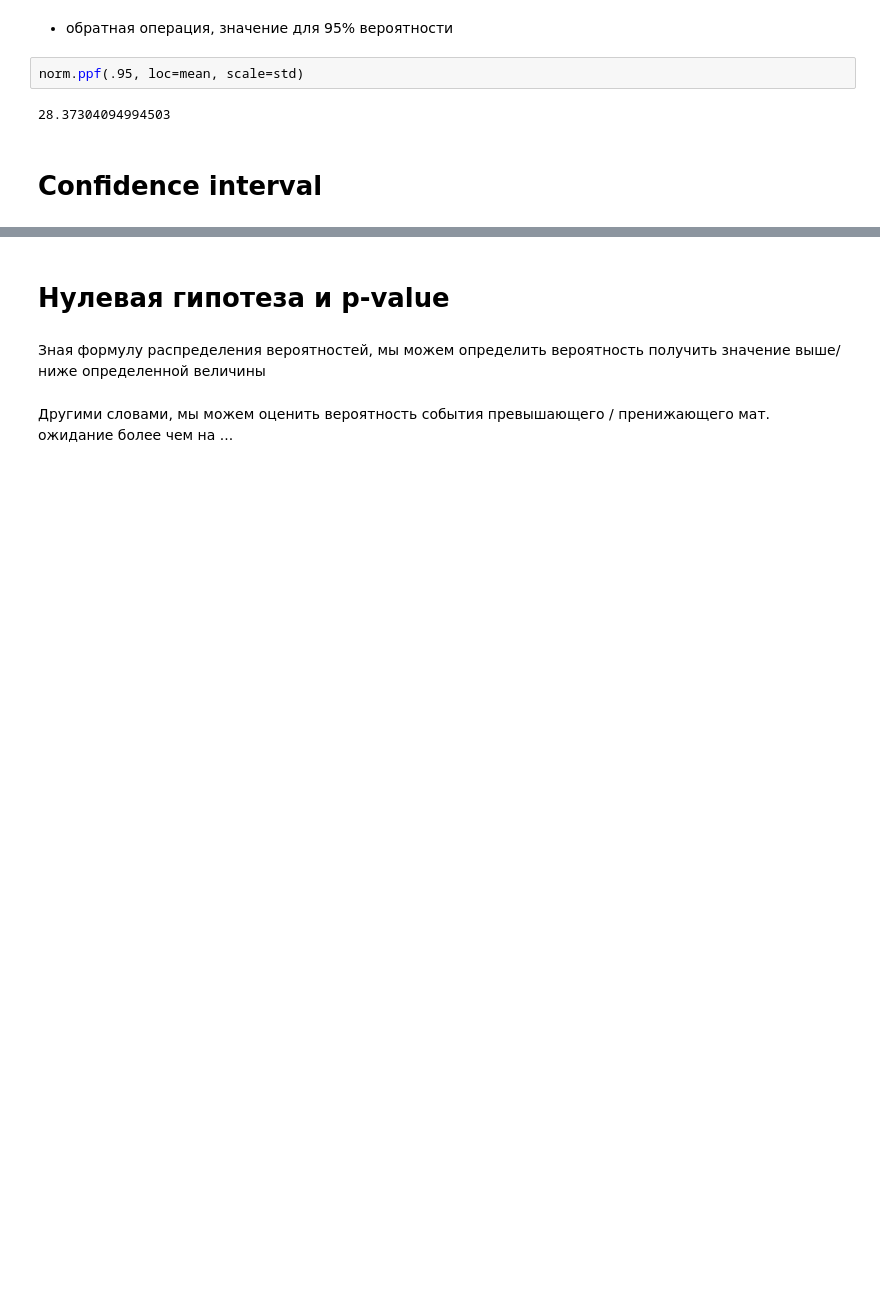
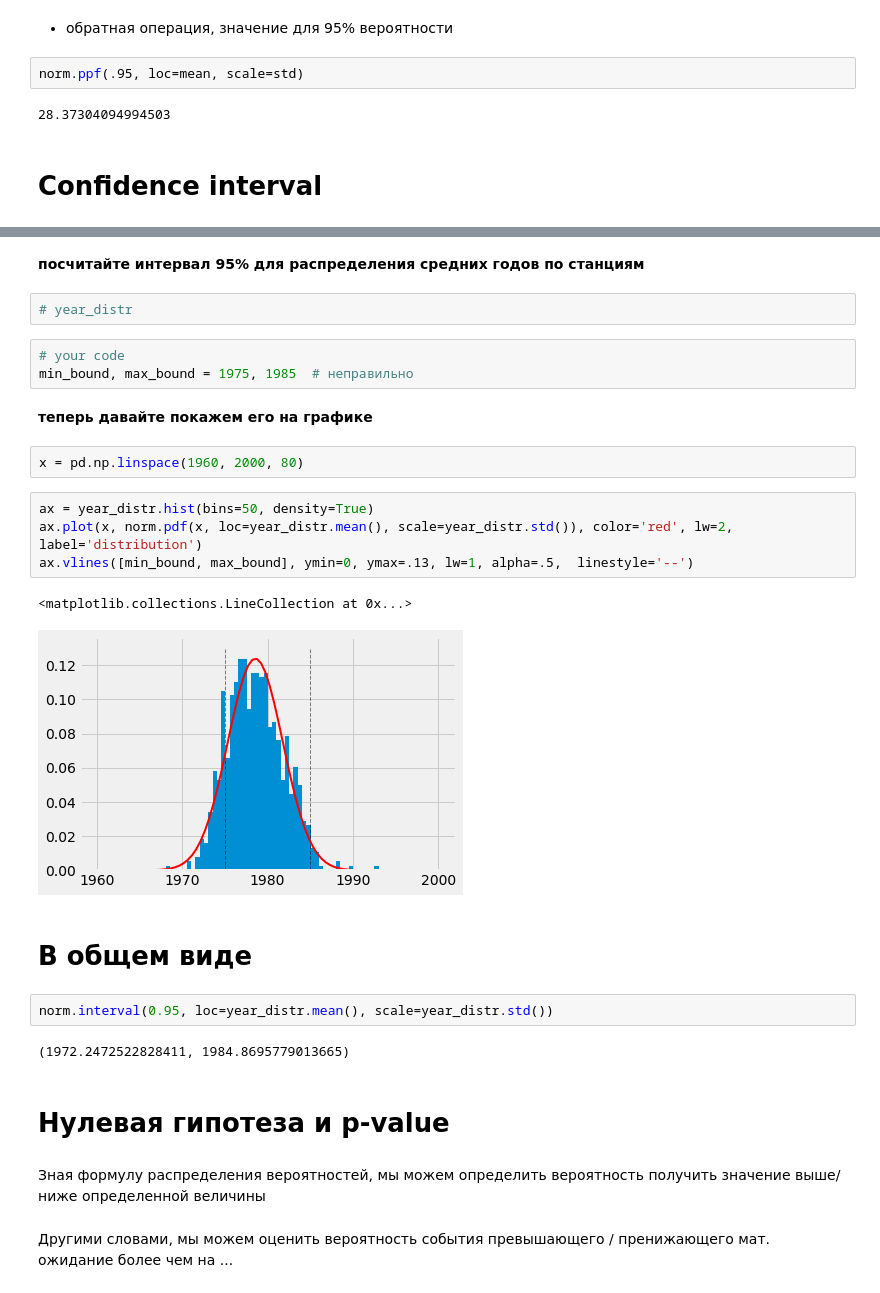
Before and after one commit to Casyfill/liceum, a Jupyter notebook: l7/1_Distributions1.ipynb, the cells around one changed output, grey strips where cells are left out. Cells and saved outputs as stored; diff of their text form; blank space fills up the shorter version.

```diff
--- a/l7/1_Distributions1.ipynb
+++ b/l7/1_Distributions1.ipynb
@@ -121,3 +134,27 @@ norm.ppf(.95, loc=mean, scale=std)
+# %% [markdown]
+**посчитайте интервал 95% для распределения средних годов по станциям**
+# %%
+# year_distr
+# %%
+# your code
+min_bound, max_bound = 1975, 1985  # неправильно
+# %% [markdown]
+**теперь давайте покажем его на графике**
+# %%
+x = pd.np.linspace(1960, 2000, 80)
+# %%
+ax = year_distr.hist(bins=50, density=True)
+ax.plot(x, norm.pdf(x, loc=year_distr.mean(), scale=year_distr.std()), color='red', lw=2, label='distribution')
+ax.vlines([min_bound, max_bound], ymin=0, ymax=.13, lw=1, alpha=.5,  linestyle='--')
+# %% [output]
+<matplotlib.collections.LineCollection at 0x...>
+[figure, added]
+# %% [markdown]
+# В общем виде
+# %%
+norm.interval(0.95, loc=year_distr.mean(), scale=year_distr.std())
+# %% [output]
+(1972.2472522828411, 1984.8695779013665)
 # %% [markdown]
 # Нулевая гипотеза и p-value
 # %% [markdown]
```
Also changed, not shown: parts of 7 cells of this notebook.
